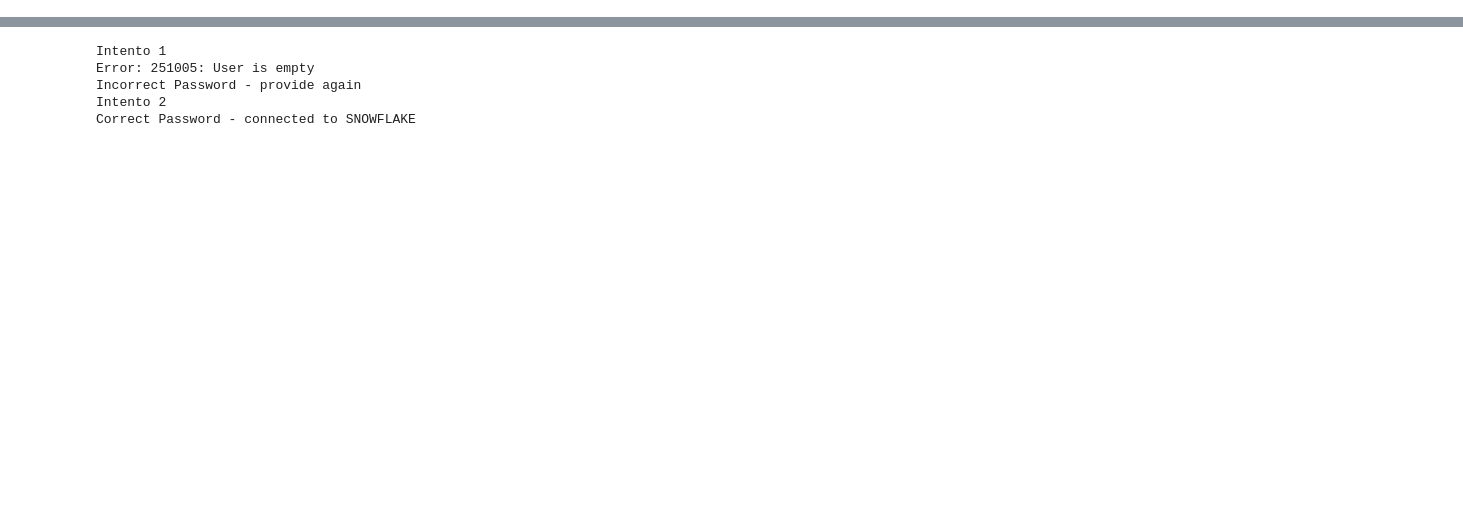
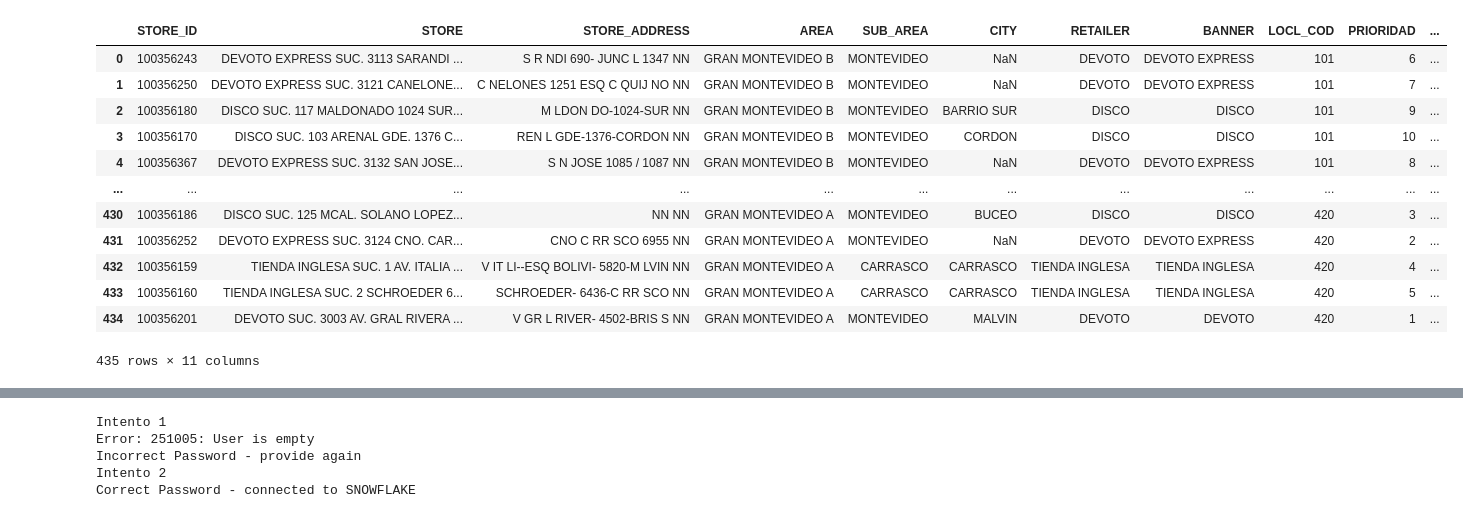
Before and after one commit to TataMarcos/Proyectos_Streamlit, a Jupyter notebook: Pricing/pruebas.ipynb, the cells around one changed output, grey strips where cells are left out. Drawn from its saved outputs; the diff is of its cells as text; code cells hidden in the pictures; blank space fills up the shorter version.

```diff
--- a/Pricing/pruebas.ipynb
+++ b/Pricing/pruebas.ipynb
@@ -13,0 +23,17 @@ import streamlit as st
+# %%
+nielsen = pd.read_csv('C:/Users/marcos.larran/Downloads/Nielsen viejo.csv')
+nielsen
+# %% [output]
+|  | STORE_ID | STORE | STORE_ADDRESS | AREA | SUB_AREA | CITY | RETAILER | BANNER | LOCL_COD | PRIORIDAD | ... |
+| 0 | 100356243 | DEVOTO EXPRESS SUC. 3113 SARANDI ... | S R NDI 690- JUNC L 1347 NN | GRAN MONTEVIDEO B | MONTEVIDEO | NaN | DEVOTO | DEVOTO EXPRESS | 101 | 6 | ... |
+| 1 | 100356250 | DEVOTO EXPRESS SUC. 3121 CANELONE... | C NELONES 1251 ESQ C QUIJ NO NN | GRAN MONTEVIDEO B | MONTEVIDEO | NaN | DEVOTO | DEVOTO EXPRESS | 101 | 7 | ... |
+| 2 | 100356180 | DISCO SUC. 117 MALDONADO 1024 SUR... | M LDON DO-1024-SUR NN | GRAN MONTEVIDEO B | MONTEVIDEO | BARRIO SUR | DISCO | DISCO | 101 | 9 | ... |
+| 3 | 100356170 | DISCO SUC. 103 ARENAL GDE. 1376 C... | REN L GDE-1376-CORDON NN | GRAN MONTEVIDEO B | MONTEVIDEO | CORDON | DISCO | DISCO | 101 | 10 | ... |
+| 4 | 100356367 | DEVOTO EXPRESS SUC. 3132 SAN JOSE... | S N JOSE 1085 / 1087 NN | GRAN MONTEVIDEO B | MONTEVIDEO | NaN | DEVOTO | DEVOTO EXPRESS | 101 | 8 | ... |
+| ... | ... | ... | ... | ... | ... | ... | ... | ... | ... | ... | ... |
+| 430 | 100356186 | DISCO SUC. 125 MCAL. SOLANO LOPEZ... | NN NN | GRAN MONTEVIDEO A | MONTEVIDEO | BUCEO | DISCO | DISCO | 420 | 3 | ... |
+| 431 | 100356252 | DEVOTO EXPRESS SUC. 3124 CNO. CAR... | CNO C RR SCO 6955 NN | GRAN MONTEVIDEO A | MONTEVIDEO | NaN | DEVOTO | DEVOTO EXPRESS | 420 | 2 | ... |
+| 432 | 100356159 | TIENDA INGLESA SUC. 1 AV. ITALIA ... | V IT LI--ESQ BOLIVI- 5820-M LVIN NN | GRAN MONTEVIDEO A | CARRASCO | CARRASCO | TIENDA INGLESA | TIENDA INGLESA | 420 | 4 | ... |
+| 433 | 100356160 | TIENDA INGLESA SUC. 2 SCHROEDER 6... | SCHROEDER- 6436-C RR SCO NN | GRAN MONTEVIDEO A | CARRASCO | CARRASCO | TIENDA INGLESA | TIENDA INGLESA | 420 | 5 | ... |
+| 434 | 100356201 | DEVOTO SUC. 3003 AV. GRAL RIVERA ... | V GR L RIVER- 4502-BRIS S NN | GRAN MONTEVIDEO A | MONTEVIDEO | MALVIN | DEVOTO | DEVOTO | 420 | 1 | ... |
+435 rows × 11 columns
```
Also changed, not shown: parts of 18 cells of this notebook, 20 other files.
